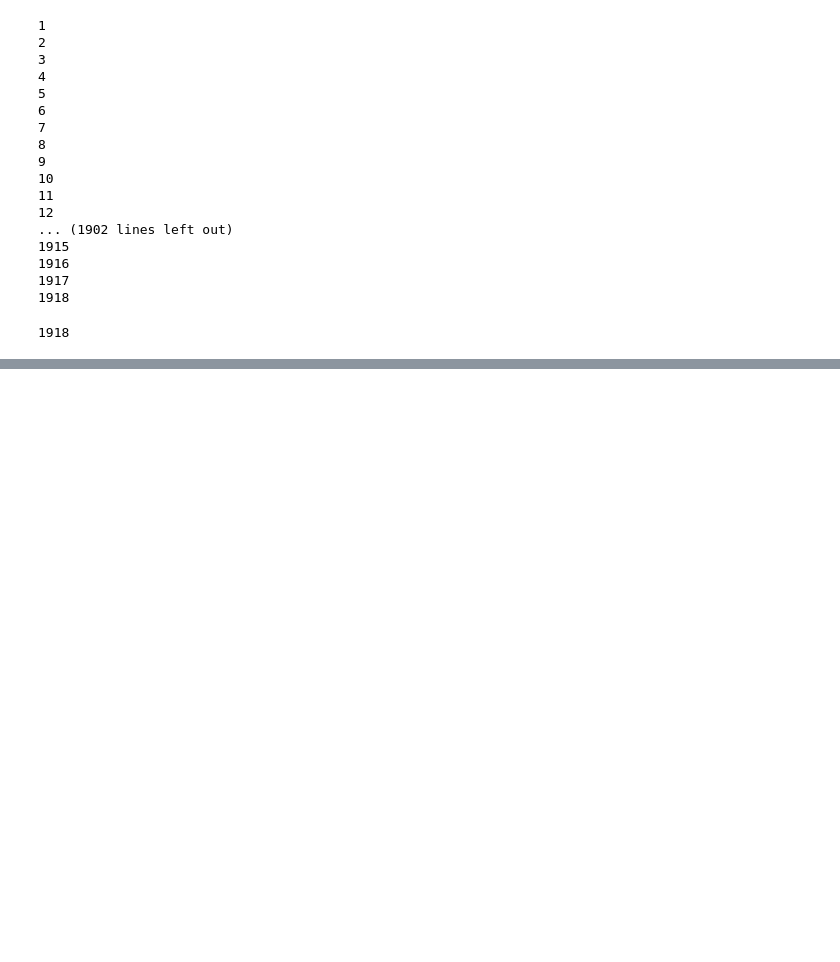
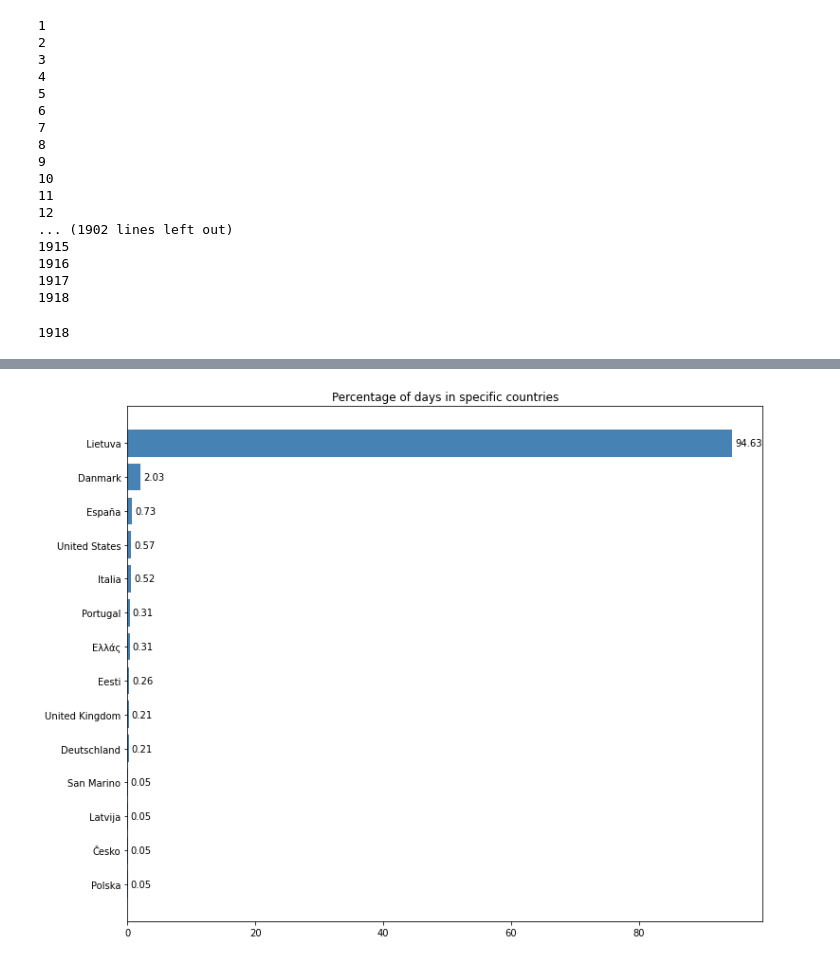
Before and after one commit to dariustamasauskas/Google-Timeline, a Jupyter notebook: analysis.ipynb, the cells around one changed output, grey strips where cells are left out. Saved outputs shown, nothing was run; the diff lists cells and outputs as text; code cells hidden in the pictures; blank space fills up the shorter version.

```diff
--- a/analysis.ipynb
+++ b/analysis.ipynb
@@ -195,0 +176,15 @@ Name: city, dtype: int64
+# %%
+fig, ax = plt.subplots(1, 1, figsize=(12,10))
+
+countries = np.array(timeline_data_joined['country'].value_counts().index)[::-1]
+countries_each = timeline_data_joined['country'].value_counts()
+countries_tot = timeline_data_joined['country'].value_counts().sum()
+countries_freq = np.array(round(countries_each / countries_tot * 100, 2))[::-1]
+
+rect = ax.barh(countries, countries_freq, color='steelblue')
+ax.bar_label(rect, padding=3)
+
+plt.title('Percentage of days in specific countries')
+plt.show()
+# %% [output]
+[figure, added]
```
Also changed, not shown: parts of 18 cells of this notebook.
